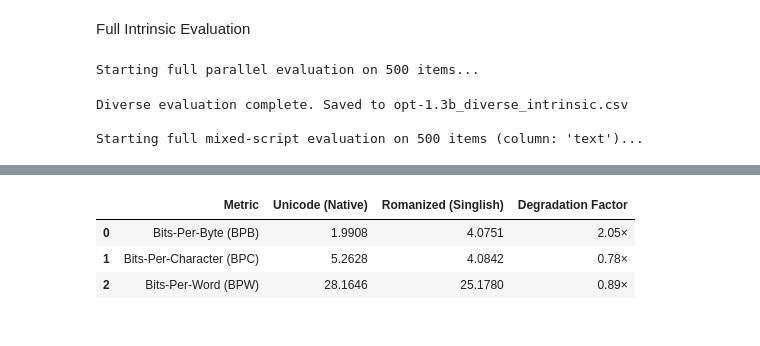
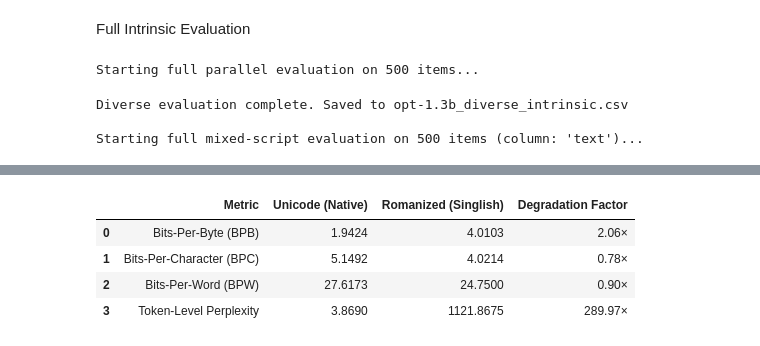
Before and after one commit to sehan-dissanayake/sinhala-script-robustness, a Jupyter notebook: results/Intrinsic_evaluation/Opt-1.3b/opt-1.3b-intrinsic.ipynb, the cells around one changed output, grey strips where cells are left out. Cells and saved outputs as stored; diff of their text form; code cells hidden in the pictures.

Commit message:
ntrinsic_eval model opt-1.3b

```diff
--- a/results/Intrinsic_evaluation/Opt-1.3b/opt-1.3b-intrinsic.ipynb
+++ b/results/Intrinsic_evaluation/Opt-1.3b/opt-1.3b-intrinsic.ipynb
@@ -104,7 +106,7 @@ if tokenizer.pad_token is None:
 model = AutoModelForCausalLM.from_pretrained(
     model_id,
     device_map="auto",
-    torch_dtype=torch.float16,
+    dtype=torch.float16,
     token=HF_TOKEN,
     low_cpu_mem_usage=True
 )
@@ -130,39 +131,34 @@ import csv
 pilot_output_path = 'pilot_intrinsic_results.csv'
 print("Starting Pilot Run (First 20 items)...")
 
-# Open CSV in append mode to protect against runtime crashes
 with open(pilot_output_path, mode='w', newline='', encoding='utf-8-sig') as f:
     writer = csv.writer(f)
-    # Write standardized header
     writer.writerow([
         'item_index',
         'unicode_nll', 'unicode_bpb', 'unicode_bpc', 'unicode_bpw',
-        'romanized_nll', 'romanized_bpb', 'romanized_bpc', 'romanized_bpw'
+        'unicode_nscored', 'unicode_nchars', 'unicode_nbytes', 'unicode_nwords',
+        'romanized_nll', 'romanized_bpb', 'romanized_bpc', 'romanized_bpw',
+        'romanized_nscored', 'romanized_nchars', 'romanized_nbytes', 'romanized_nwords'
     ])
 
-    # Slice the first 20 rows of our loaded Kaggle dataframe
     pilot_sample = diverse_df.head(20)
 
     for index, row in pilot_sample.iterrows():
-        # 1. Evaluate Native Unicode
         uni_metrics = evaluator.evaluate_sequence(row['sinhala_unicode'])
-
-        # 2. Evaluate Romanized (Singlish)
         rom_metrics = evaluator.evaluate_sequence(row['sinhala_romanized'])
 
-        # Log to disk
         writer.writerow([
             index,
             uni_metrics['nll'], uni_metrics['bpb'], uni_metrics['bpc'], uni_metrics['bpw'],
-            rom_metrics['nll'], rom_metrics['bpb'], rom_metrics['bpc'], rom_metrics['bpw']
+            uni_metrics['n_scored'], uni_metrics['n_chars'], uni_metrics['n_bytes'], uni_metrics['n_words'],
+            rom_metrics['nll'], rom_metrics['bpb'], rom_metrics['bpc'], rom_metrics['bpw'],
+            rom_metrics['n_scored'], rom_metrics['n_chars'], rom_metrics['n_bytes'], rom_metrics['n_words']
         ])
 
         if (index + 1) % 5 == 0:
             print(f"Processed {index + 1}/20 parallel pairs...")
 
 print(f"\n Pilot run complete. Results saved to {pilot_output_path}")
-
-# Display verification preview
 preview_df = pd.read_csv(pilot_output_path)
 print("\nFirst 3 rows of calculated metrics:")
 display(preview_df.head(3))
@@ -187,7 +183,6 @@ import csv
 import pandas as pd
 from tqdm import tqdm
 
-# Evaluate Parallel Diverse Sentences (Unicode vs Romanized)
 full_diverse_output = 'opt-1.3b_diverse_intrinsic.csv'
 print(f"Starting full parallel evaluation on {len(diverse_df)} items...")
 
@@ -196,7 +191,9 @@ with open(full_diverse_output, mode='w', newline='', encoding='utf-8-sig') as f:
     writer.writerow([
         'item_index',
         'unicode_nll', 'unicode_bpb', 'unicode_bpc', 'unicode_bpw',
-        'romanized_nll', 'romanized_bpb', 'romanized_bpc', 'romanized_bpw'
+        'unicode_nscored', 'unicode_nchars', 'unicode_nbytes', 'unicode_nwords',
+        'romanized_nll', 'romanized_bpb', 'romanized_bpc', 'romanized_bpw',
+        'romanized_nscored', 'romanized_nchars', 'romanized_nbytes', 'romanized_nwords'
     ])
 
     for index, row in tqdm(diverse_df.iterrows(), total=len(diverse_df), desc="Processing Parallel Pairs"):
@@ -206,52 +203,63 @@ with open(full_diverse_output, mode='w', newline='', encoding='utf-8-sig') as f:
         writer.writerow([
             index,
             uni_metrics['nll'], uni_metrics['bpb'], uni_metrics['bpc'], uni_metrics['bpw'],
-            rom_metrics['nll'], rom_metrics['bpb'], rom_metrics['bpc'], rom_metrics['bpw']
+            uni_metrics['n_scored'], uni_metrics['n_chars'], uni_metrics['n_bytes'], uni_metrics['n_words'],
+            rom_metrics['nll'], rom_metrics['bpb'], rom_metrics['bpc'], rom_metrics['bpw'],
+            rom_metrics['n_scored'], rom_metrics['n_chars'], rom_metrics['n_bytes'], rom_metrics['n_words']
         ])
 
 print(f"Diverse evaluation complete. Saved to {full_diverse_output}")
 
-# Evaluate Authentic Mixed-Script Sentences
 full_mixed_output = 'opt-1.3b_mixed_intrinsic.csv'
 mixed_text_col = 'text' if 'text' in mixed_df.columns else mixed_df.columns[0]
 print(f"\nStarting full mixed-script evaluation on {len(mixed_df)} items (column: '{mixed_text_col}')...")
 
 with open(full_mixed_output, mode='w', newline='', encoding='utf-8-sig') as f:
     writer = csv.writer(f)
-    writer.writerow(['item_index', 'mixed_nll', 'mixed_bpb', 'mixed_bpc', 'mixed_bpw'])
+    writer.writerow([
+        'item_index', 'mixed_nll', 'mixed_bpb', 'mixed_bpc', 'mixed_bpw',
+        'mixed_nscored', 'mixed_nchars', 'mixed_nbytes', 'mixed_nwords'
+    ])
 
     for index, row in tqdm(mixed_df.iterrows(), total=len(mixed_df), desc="Processing Mixed Script"):
         mix_metrics = evaluator.evaluate_sequence(row[mixed_text_col])
         writer.writerow([
             index,
-            mix_metrics['nll'], mix_metrics['bpb'], mix_metrics['bpc'], mix_metrics['bpw']
+            mix_metrics['nll'], mix_metrics['bpb'], mix_metrics['bpc'], mix_metrics['bpw'],
+            mix_metrics['n_scored'], mix_metrics['n_chars'], mix_metrics['n_bytes'], mix_metrics['n_words']
         ])
 
 print(f"Mixed-script evaluation complete. Saved to {full_mixed_output}")
 
-# Aggregate and Display Unicode vs Romanized Summary
+
+# --- Corrected aggregation: pooled (corpus-level) BPB/BPC/BPW + token-level Perplexity ---
 def calculate_full_aggregates(csv_path, model_label="opt-1.3b"):
     df = pd.read_csv(csv_path)
+    ln2 = math.log(2)
 
-    summary = {
-        'Metric': ['Bits-Per-Byte (BPB)', 'Bits-Per-Character (BPC)', 'Bits-Per-Word (BPW)'],
-        'Unicode (Native)': [
-            df['unicode_bpb'].mean(),
-            df['unicode_bpc'].mean(),
-            df['unicode_bpw'].mean()
-        ],
-        'Romanized (Singlish)': [
-            df['romanized_bpb'].mean(),
-            df['romanized_bpc'].mean(),
-            df['romanized_bpw'].mean()
-        ]
-    }
+    def pooled_stats(prefix):
+        nll_sum = df[f'{prefix}_nll'].sum()
+        return {
+            'bpb': nll_sum / (df[f'{prefix}_nbytes'].sum() * ln2),
+            'bpc': nll_sum / (df[f'{prefix}_nchars'].sum() * ln2),
+            'bpw': nll_sum / (df[f'{prefix}_nwords'].sum() * ln2),
+            # this is the number to compare against the paper's Table:
+            'ppl_token': math.exp(nll_sum / df[f'{prefix}_nscored'].sum()),
+        }
 
-    results_df = pd.DataFrame(summary)
+    uni = pooled_stats('unicode')
+    rom = pooled_stats('romanized')
+
+    results_df = pd.DataFrame({
+        'Metric': ['Bits-Per-Byte (BPB)', 'Bits-Per-Character (BPC)', 'Bits-Per-Word (BPW)',
+                   'Token-Level Perplexity'],
+        'Unicode (Native)': [uni['bpb'], uni['bpc'], uni['bpw'], uni['ppl_token']],
+        'Romanized (Singlish)': [rom['bpb'], rom['bpc'], rom['bpw'], rom['ppl_token']],
+    })
     results_df['Degradation Factor'] = results_df['Romanized (Singlish)'] / results_df['Unicode (Native)']
 
     print("==========================================================")
-    print(f"      {model_label} INTRINSIC EVALUATION SUMMARY")
+    print(f"      {model_label} INTRINSIC EVALUATION SUMMARY (corpus-pooled)")
     print("==========================================================")
     print(results_df.to_string(index=False, float_format=lambda x: f"{x:.4f}"))
     print("==========================================================")
@@ -260,7 +268,7 @@ def calculate_full_aggregates(csv_path, model_label="opt-1.3b"):
         'Unicode (Native)': '{:.4f}',
         'Romanized (Singlish)': '{:.4f}',
         'Degradation Factor': '{:.2f}×'
-    }).set_caption(f"{model_label} — Unicode vs Romanized Sinhala").background_gradient(
+    }).set_caption(f"{model_label} — Unicode vs Romanized Sinhala (corpus-pooled)").background_gradient(
         subset=['Degradation Factor'], cmap='Reds'
     )
     display(styled)
@@ -286,7 +295,8 @@ opt-1.3b — Unicode vs Romanized Sinhala
 |  | Metric | Unicode (Native) | Romanized (Singlish) | Degradation Factor |
-| 0 | Bits-Per-Byte (BPB) | 1.9908 | 4.0751 | 2.05× |
-| 1 | Bits-Per-Character (BPC) | 5.2628 | 4.0842 | 0.78× |
-| 2 | Bits-Per-Word (BPW) | 28.1646 | 25.1780 | 0.89× |
+| 0 | Bits-Per-Byte (BPB) | 1.9424 | 4.0103 | 2.06× |
+| 1 | Bits-Per-Character (BPC) | 5.1492 | 4.0214 | 0.78× |
+| 2 | Bits-Per-Word (BPW) | 27.6173 | 24.7500 | 0.90× |
+| 3 | Token-Level Perplexity | 3.8690 | 1121.8675 | 289.97× |
 # %%
 def calculate_mixed_aggregates(csv_path, model_label="opt-1.3b"):
     df = pd.read_csv(csv_path)
```
Also changed, not shown: parts of 6 cells of this notebook, 2 other files.
